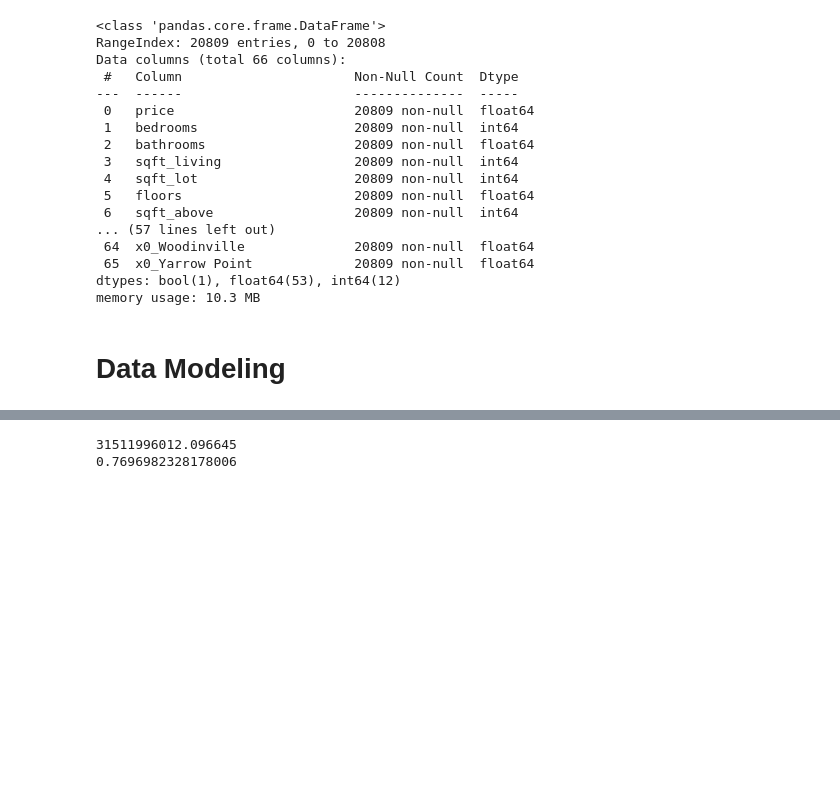
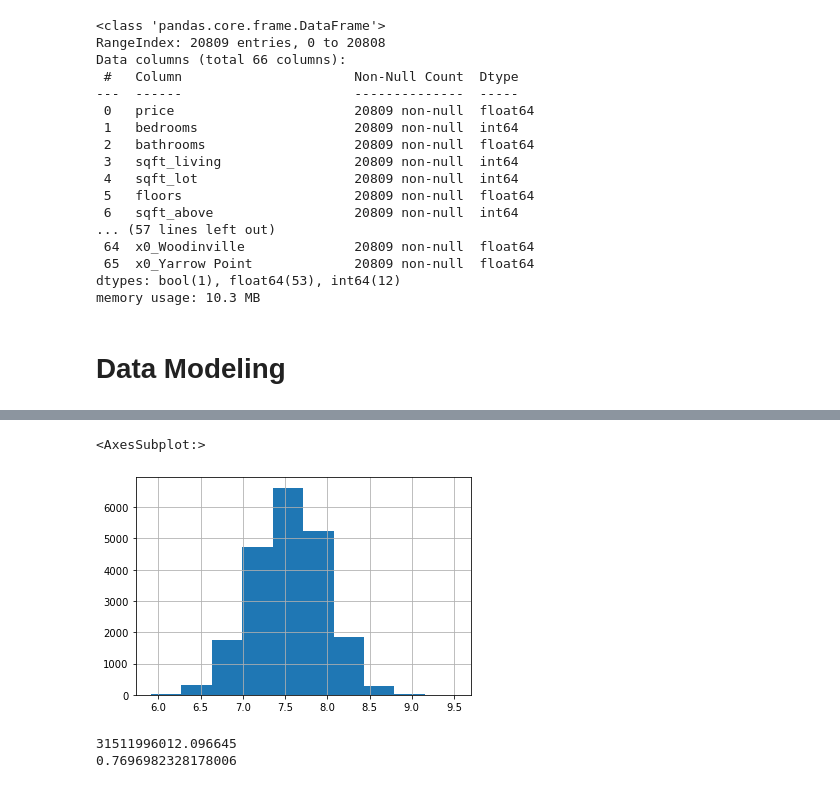
Before and after one commit to hannah-schurman/dsc-phase2-project, a Jupyter notebook: housing_sales_modeling.ipynb, the cells around one changed output, grey strips where cells are left out. Drawn from its saved outputs; the diff is of its cells as text; code cells hidden in the pictures; blank space fills up the shorter version.

```diff
--- a/housing_sales_modeling.ipynb
+++ b/housing_sales_modeling.ipynb
@@ -458,3 +473,8 @@ Name: bedrooms, dtype: int64
+# %%
+np.log(df_cities["sqft_living"]).hist()
+# %% [output]
+<AxesSubplot:>
+[figure, added]
 # %%
 linreg = LinearRegression()
 linreg.fit(df_cities.drop("price", axis = 1), df_cities["price"])
```
Also changed, not shown: parts of 24 cells of this notebook.
